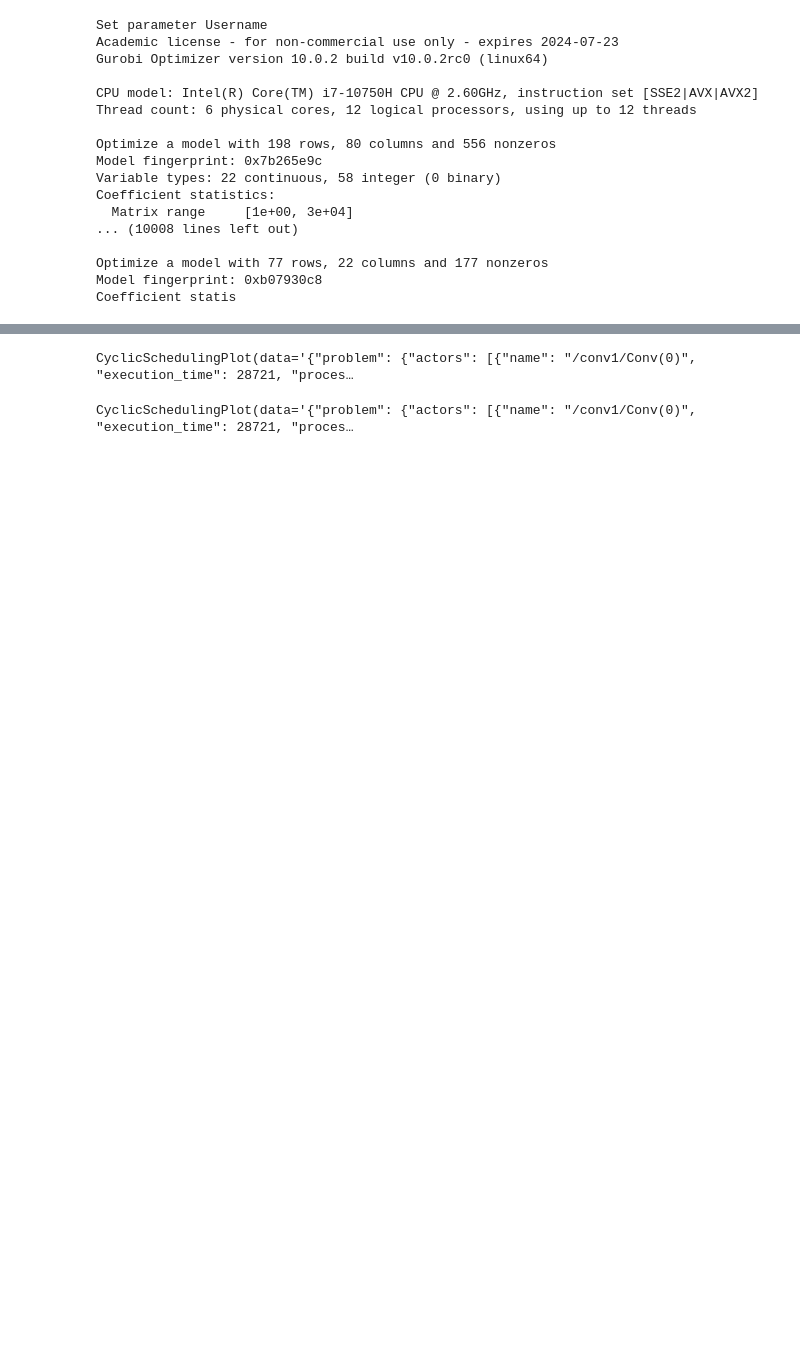
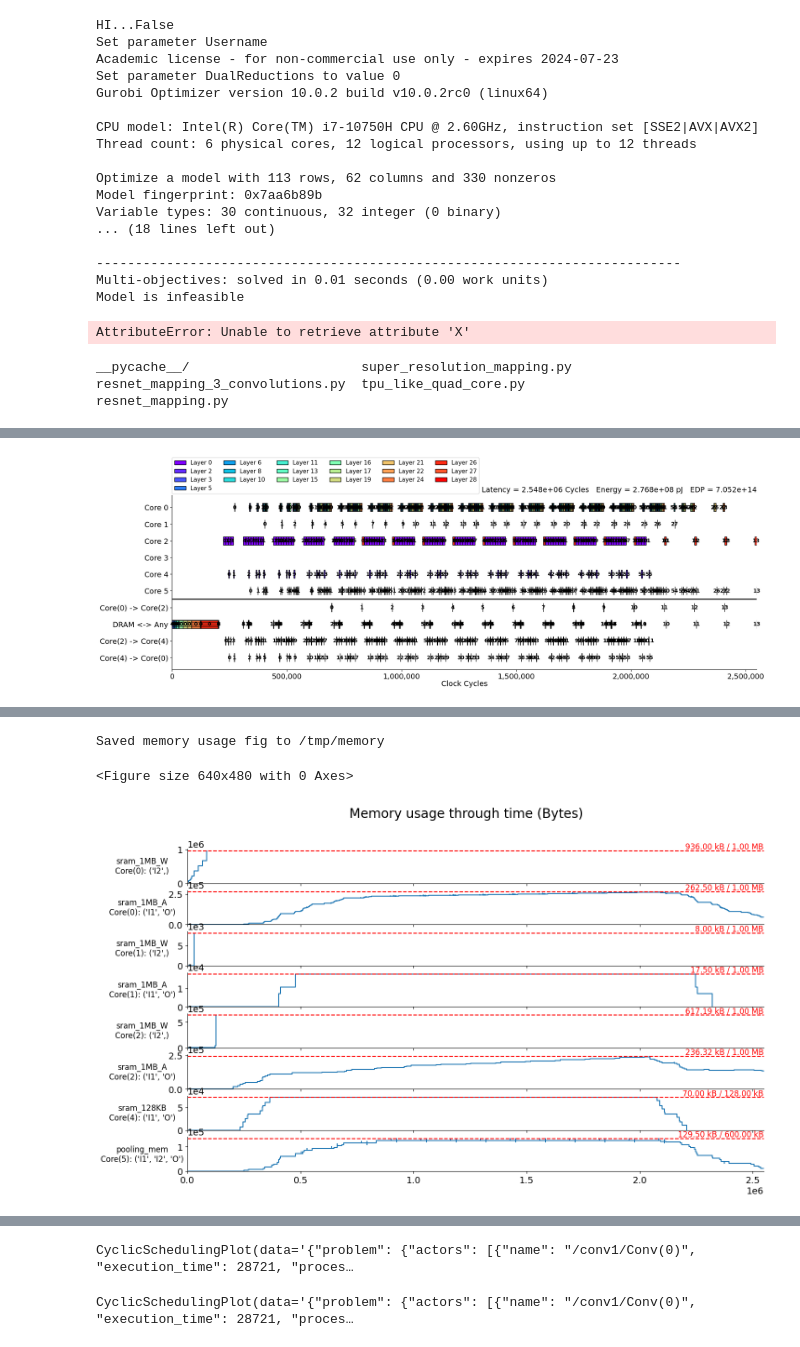
Before and after one commit to Andful/cyclic-scheduling-fitness-evaluator, a Jupyter notebook: example/Conversion.ipynb, the cells around one changed output, grey strips where cells are left out. Cells and saved outputs as stored; diff of their text form; code cells hidden in the pictures; blank space fills up the shorter version.

```diff
--- a/example/Conversion.ipynb
+++ b/example/Conversion.ipynb
@@ -20,6 +25,4 @@ from cyclic_scheduling_dse.stream_compatibility_layer import CyclicFitnessEvalua
 # %%
-
-
 #import logging as _logging
 
 #_logging_level = _logging.INFO
@@ -37,41 +40,58 @@ mainstage = MainStage(
         IntraCoreMappingStage,
         InterCoreMappingStage,
     ],
-    accelerator="architecture.tpu_like_dual_core",  # required by AcceleratorParserStage
-    workload_path="./problems/resnet18_3_convolutions.onnx",  # required by ModelParserStage
-    mapping_path="mapping.resnet_mapping",
+    accelerator="architecture.eyeriss_tpu",  # required by AcceleratorParserStage
+    workload_path="./problems/fsrcnn.onnx",  # required by ModelParserStage
+    mapping_path="mapping.super_resolution_mapping",
     cn_define_mode=1,
     hint_loops=[("OX", "all")],
     loma_lpf_limit=2,
-    nb_ga_generations = 25,
-    nb_ga_individuals = 25,
+    nb_ga_generations = 1,
+    nb_ga_individuals = 2,
     plot_hof=True,
     plot_file_name='plot.png',
     scheduler_candidate_selection = 'latency',
     operands_to_prefetch = [],
     custom_fitness_evaluator=CyclicFitnessEvaluatorBuilder(
-        layer_cuts=[],
-        start_layer="/conv1/Conv",
         sdf_relation="OX",
+        optimization_type=MinimumMemory(),
     ),
 )
 
 [(scme, _), *_] = mainstage.run()
+
+plot_timeline_brokenaxes(
+    scme,
+    False,
+    section_start_percent=(0,),
+    percent_shown=(3,),
+    plot_data_transfer=True,
+    fig_path="/tmp/timeline",
+)
+
+plot_memory_usage(scme, (0,), (3,), fig_path="/tmp/memory")
 # %% [output]
+HI...False
 Set parameter Username
 Academic license - for non-commercial use only - expires 2024-07-23
+Set parameter DualReductions to value 0
 Gurobi Optimizer version 10.0.2 build v10.0.2rc0 (linux64)
 
 CPU model: Intel(R) Core(TM) i7-10750H CPU @ 2.60GHz, instruction set [SSE2|AVX|AVX2]
 Thread count: 6 physical cores, 12 logical processors, using up to 12 threads
 
-Optimize a model with 198 rows, 80 columns and 556 nonzeros
-Model fingerprint: 0x7b265e9c
-Variable types: 22 continuous, 58 integer (0 binary)
-Coefficient statistics:
-  Matrix range     [1e+00, 3e+04]
-... (10008 lines left out)
+Optimize a model with 113 rows, 62 columns and 330 nonzeros
+Model fingerprint: 0x7aa6b89b
+Variable types: 30 continuous, 32 integer (0 binary)
+... (18 lines left out)
 
-Optimize a model with 77 rows, 22 columns and 177 nonzeros
-Model fingerprint: 0xb07930c8
-Coefficient statis
+---------------------------------------------------------------------------
+Multi-objectives: solved in 0.01 seconds (0.00 work units)
+Model is infeasible
+AttributeError: Unable to retrieve attribute 'X'
+# %%
+ls work/
+# %% [output]
+__pycache__/                      super_resolution_mapping.py
+resnet_mapping_3_convolutions.py  tpu_like_quad_core.py
+resnet_mapping.py
@@ -77,0 +149,11 @@ Coefficient statis
+# %%
+plot_timeline_brokenaxes(
+    scme,
+    False,
+    section_start_percent=(0,),
+    percent_shown=(100,),
+    plot_data_transfer=True,
+    fig_path="/tmp/timeline",
+)
+plot_memory_usage(scme, (0,), (100,), fig_path="/tmp/memory")
+# %% [output]
@@ -77,0 +161 @@ Coefficient statis
+[figure, added]
@@ -77,0 +163,3 @@ Coefficient statis
+Saved memory usage fig to /tmp/memory
+<Figure size 640x480 with 0 Axes>
+[figure, added]
```
Also changed, not shown: parts of 10 cells of this notebook, 8 other files.
